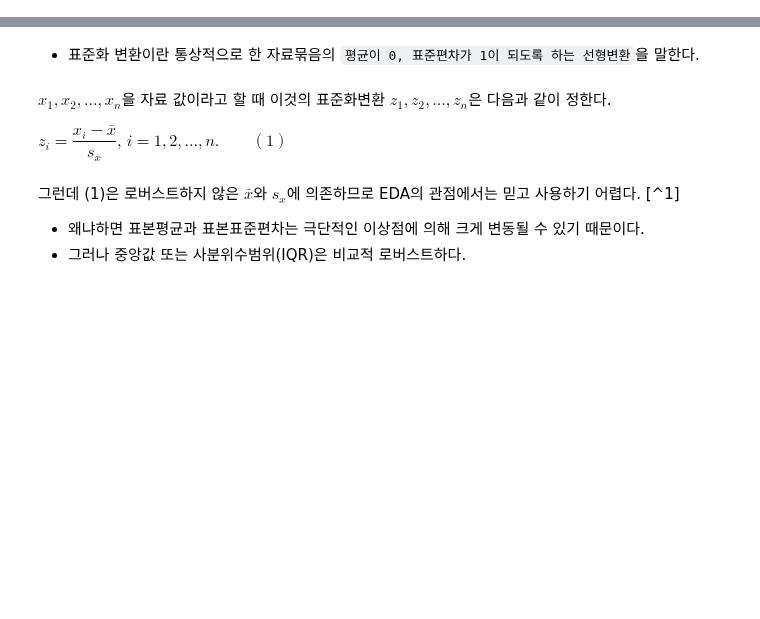
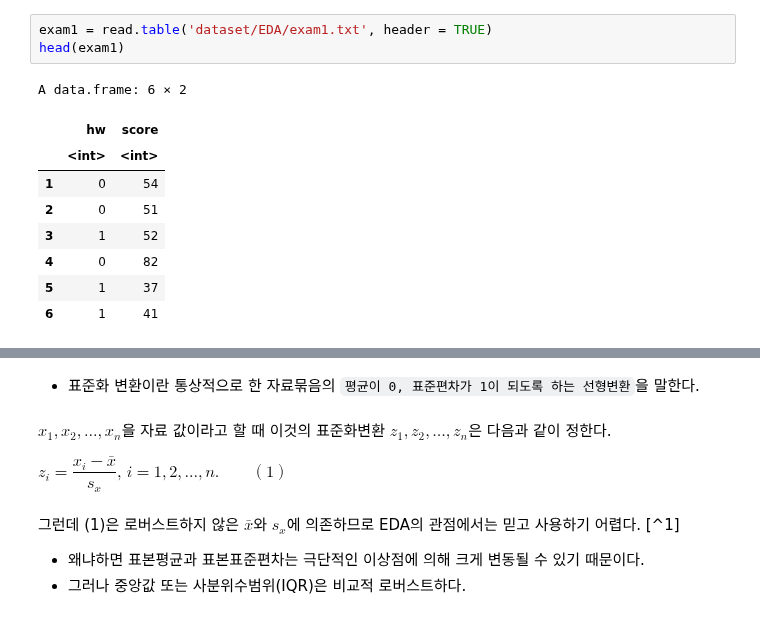
Before and after one commit to stahangryum/Woo, a Jupyter notebook: _notebooks/2022-04-12-eda.ipynb, the cells around one changed output, grey strips where cells are left out. Saved outputs shown, nothing was run; the diff lists cells and outputs as text; blank space fills up the shorter version.

```diff
--- a/_notebooks/2022-04-12-eda.ipynb
+++ b/_notebooks/2022-04-12-eda.ipynb
@@ -10,0 +89,13 @@
+# %%
+exam1 = read.table('dataset/EDA/exam1.txt', header = TRUE)
+head(exam1)
+# %% [output]
+A data.frame: 6 × 2
+|  | hw | score |
+|  | <int> | <int> |
+| 1 | 0 | 54 |
+| 2 | 0 | 51 |
+| 3 | 1 | 52 |
+| 4 | 0 | 82 |
+| 5 | 1 | 37 |
+| 6 | 1 | 41 |
```
Also changed, not shown: parts of 47 cells of this notebook, 18 other files.
